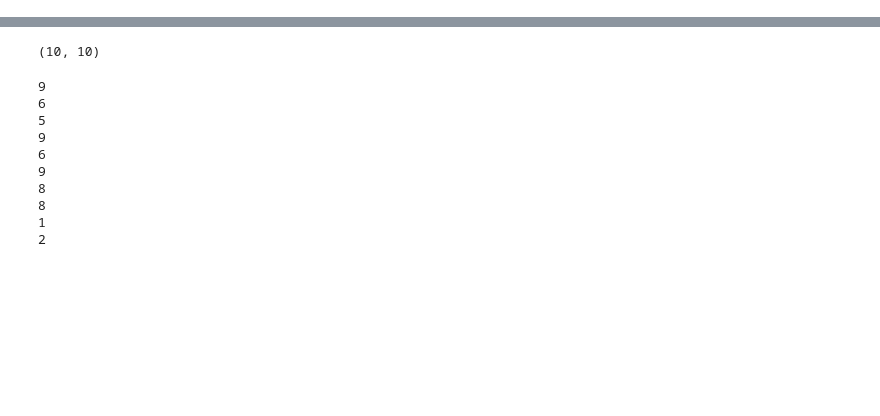
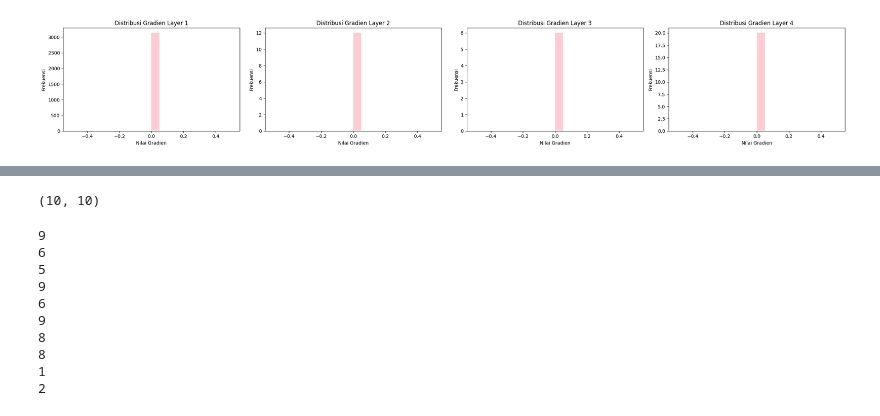
Before and after one commit to evelynnn04/ML-Tubes1-K33, a Jupyter notebook: FFNN_Autodiff.ipynb, the cells around one changed output, grey strips where cells are left out. Cells and saved outputs as stored; diff of their text form; code cells hidden in the pictures; blank space fills up the shorter version.

```diff
--- a/FFNN_Autodiff.ipynb
+++ b/FFNN_Autodiff.ipynb
@@ -669,3 +828,7 @@ for layer in model_ffnn.layers:
+# %%
+model_ffnn.plot_gradients_distribution(layers_to_plot=[0, 1, 2, 3])
+# %% [output]
+[figure, added]
 # %%
 y_pred = model_ffnn.predict(X_test[:10])
 for h in y_pred:
```
Also changed, not shown: parts of 8 cells of this notebook, 1 other file.
